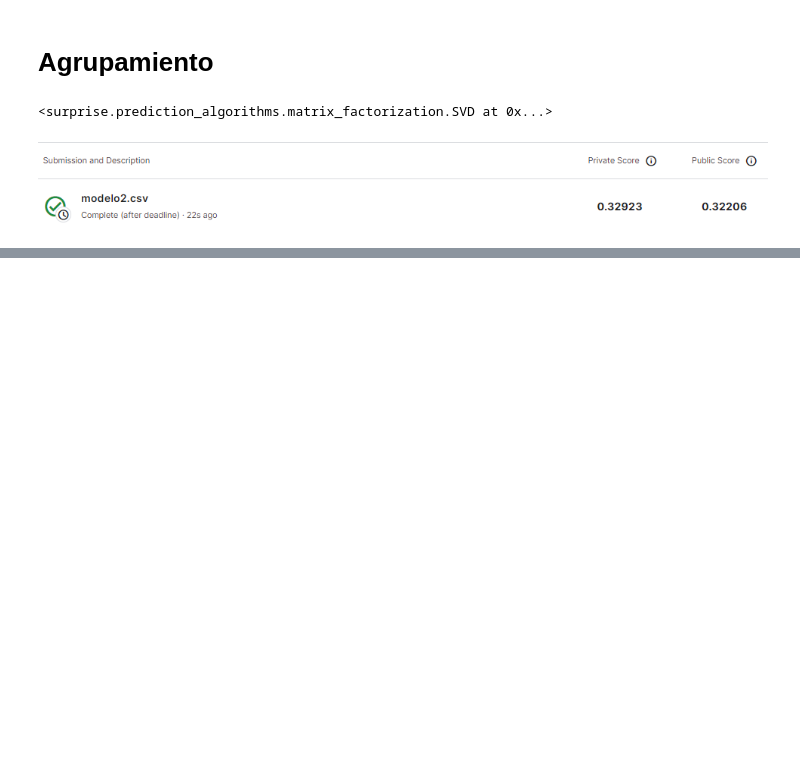
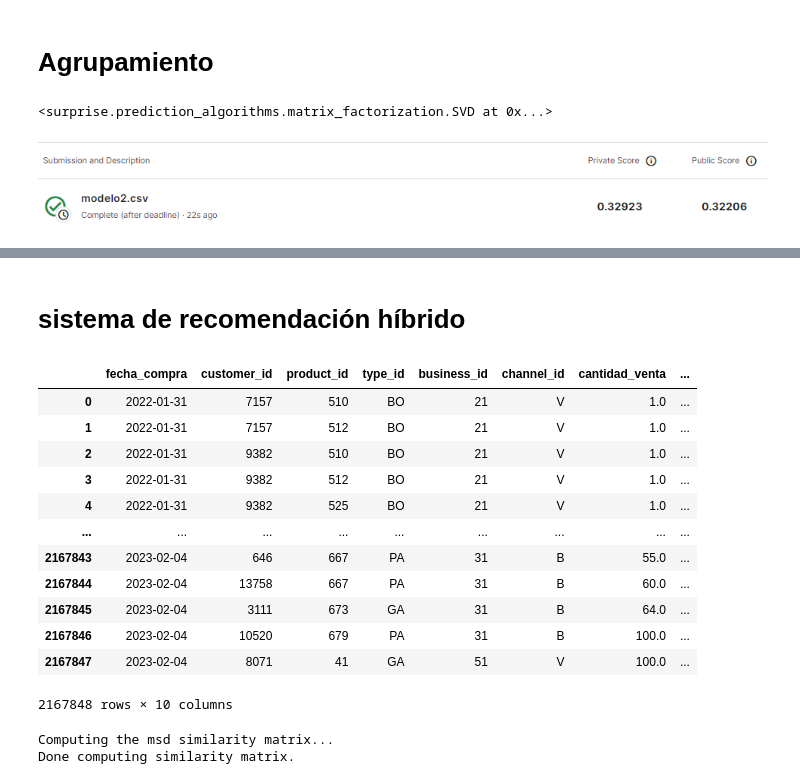
Before and after one commit to davidsosaolea/sistemas_de_remonedacion, a Jupyter notebook: note.ipynb, the cells around one changed output, grey strips where cells are left out. Drawn from its saved outputs; the diff is of its cells as text; code cells hidden in the pictures; blank space fills up the shorter version.

```diff
--- a/note.ipynb
+++ b/note.ipynb
@@ -349,0 +352,20 @@ merged_df.to_csv('modelo2.csv', index=False)
+# %% [markdown]
+#  sistema de recomendación híbrido
+# %%
+df_com = df_ranking
+# %%
+df_com
+# %% [output]
+|  | fecha_compra | customer_id | product_id | type_id | business_id | channel_id | cantidad_venta | ... |
+| 0 | 2022-01-31 | 7157 | 510 | BO | 21 | V | 1.0 | ... |
+| 1 | 2022-01-31 | 7157 | 512 | BO | 21 | V | 1.0 | ... |
+| 2 | 2022-01-31 | 9382 | 510 | BO | 21 | V | 1.0 | ... |
+| 3 | 2022-01-31 | 9382 | 512 | BO | 21 | V | 1.0 | ... |
+| 4 | 2022-01-31 | 9382 | 525 | BO | 21 | V | 1.0 | ... |
+| ... | ... | ... | ... | ... | ... | ... | ... | ... |
+| 2167843 | 2023-02-04 | 646 | 667 | PA | 31 | B | 55.0 | ... |
+| 2167844 | 2023-02-04 | 13758 | 667 | PA | 31 | B | 60.0 | ... |
+| 2167845 | 2023-02-04 | 3111 | 673 | GA | 31 | B | 64.0 | ... |
+| 2167846 | 2023-02-04 | 10520 | 679 | PA | 31 | B | 100.0 | ... |
+| 2167847 | 2023-02-04 | 8071 | 41 | GA | 51 | V | 100.0 | ... |
+2167848 rows × 10 columns
@@ -349,0 +377,29 @@ merged_df.to_csv('modelo2.csv', index=False)
+# %%
+
+# Define el formato del conjunto de datos (userID, itemID, rating)
+reader = Reader(rating_scale=(1, 5))  # Ajusta el rango de puntuaciones si es necesario
+
+# Cargar los datos en el formato adecuado para Surprise
+data = Dataset.load_from_df(df_com[['customer_id', 'product_id', 'ranking']], reader=reader)
+
+# Construir el conjunto de entrenamiento completo
+trainset = data.build_full_trainset()
+
+# Definir el algoritmo de recomendación (KNNBasic)
+algo = KNNBasic()
+
+# Entrenar el algoritmo en el conjunto de entrenamiento
+algo.fit(trainset)
+
+# Generar predicciones para todo el conjunto de datos
+predictions = algo.test(trainset.build_testset())
+
+# Evaluar el rendimiento del modelo en los datos de entrenamiento
+rmse = accuracy.rmse(predictions)
+mae = accuracy.mae(predictions)
+
+print(f'RMSE: {rmse:.4f}')
+print(f'MAE: {mae:.4f}')
+# %% [output]
+Computing the msd similarity matrix...
+Done computing similarity matrix.
```
Also changed, not shown: parts of 3 cells of this notebook.
